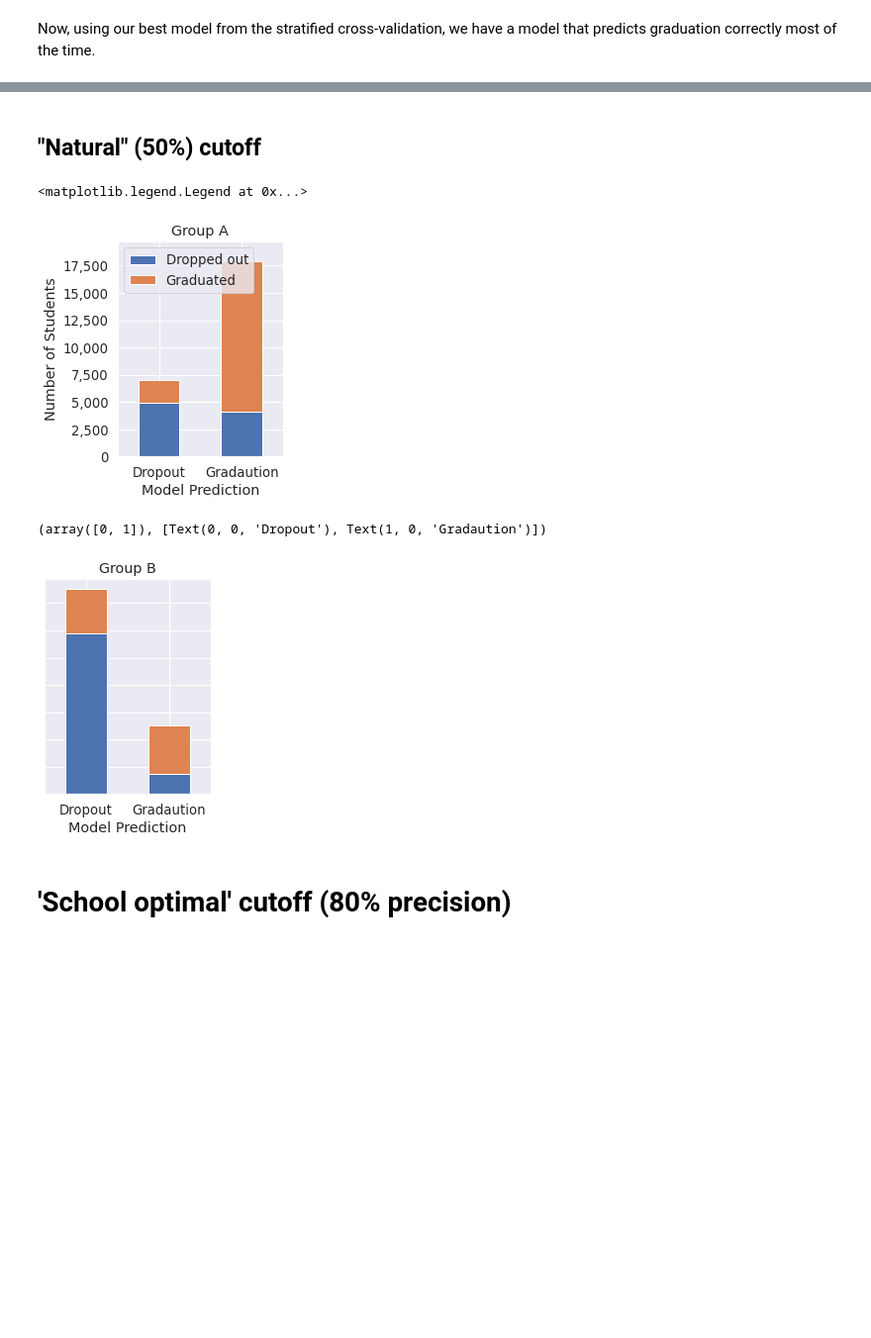
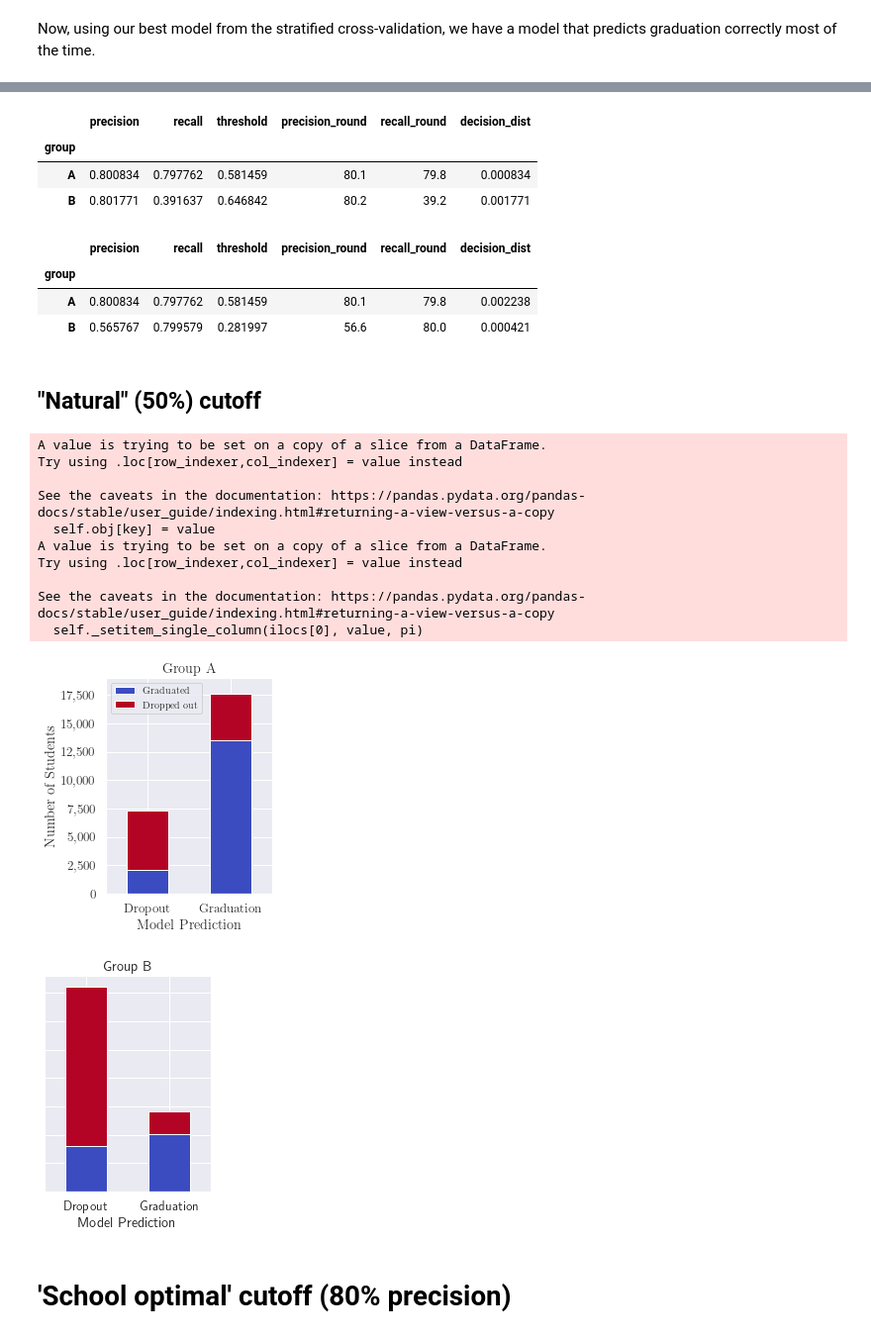
Before and after one commit to Bipartisan-Policy-Center/BPC_MLSeries, a Jupyter notebook: AdmissionsSim/WellSpecified_grad_model.ipynb, the cells around one changed output, grey strips where cells are left out. Shown: that part at 99% size. Saved outputs shown, nothing was run; the diff lists cells and outputs as text; code cells hidden in the pictures; blank space fills up the shorter version.

```diff
--- a/AdmissionsSim/WellSpecified_grad_model.ipynb
+++ b/AdmissionsSim/WellSpecified_grad_model.ipynb
@@ -13,7 +13,7 @@ sim_params =  {
     'POP_SIZE' : 50000,
     'POP_RATIO' : [1/5, 1/5],
     'GROUPS' : ['A', 'B'],
-    'HSI_VALUE_ADDED_MEAN' : {1 : 15,
+    'HSI_VALUE_ADDED_MEAN' : {1 : 17,
                             0 : 0},
     'HSI_VALUE_ADDED_SD' : {1 : 5,
                             0 : 5},
@@ -28,8 +28,9 @@ sim_params =  {
     'TESTING_ABILITY_SD' : 10,
 }
 
-MODEL_PREDICTORS =  ['TestScore', 'HighSchool_Indigo', 'CollegeFund']
+# MODEL_PREDICTORS =  ['TestScore', 'HighSchool_Indigo', 'CollegeFund']
 
+MODEL_PREDICTORS =  ['TestScore', 'HighSchool_Indigo']
 
 def sim_graduation(admissions_data):
     admissions_data.loc[:,'Actual_Graduation'] = \
@@ -38,11 +39,12 @@ def sim_graduation(admissions_data):
     return admissions_data
 
 # Modify ACTUAL predictors in this function - this determines what actually predicts graduation
-def calc_grad_prob(sim_admission, noise = 3, offset = 110):
+def calc_grad_prob(sim_admission, noise = 3, offset = 108):
     import math
     sim_admission.loc[:,'p_Graduation'] = sim_admission.apply(
         lambda row: 1/(1+ math.e**(-.2*(
-            (row['BaseAbility'] + row['HSValueAdded'] + row['CollegeFund']) - offset + \
+            (row['BaseAbility'] + row['HSValueAdded']) - offset + \
+            # (row['BaseAbility'] + row['HSValueAdded'] + row['CollegeFund']) - offset + \
             # (row['BaseAbility'] + row['HSValueAdded'] + math.log1p(row['CollegeFund'])) - offset + \
             int(random.gauss(0, noise))))), axis=1)
     return sim_admission
@@ -82,7 +84,6 @@ def sim_admissions_data(POP_SIZE, POP_RATIO, GROUPS, HSI_VALUE_ADDED_MEAN, HSI_V
     sim_admission.loc[:, 'TestScore'] = \
         (sim_admission.loc[:, 'BaseAbility'] +
         sim_admission.loc[:, 'HSValueAdded'] / 2 +
-        # sim_admission.loc[:, 'CollegeFund'].apply(math.log1p) / 2 +
         sim_admission.loc[:, 'TestingAbility'])
 
     return sim_admission
@@ -348,8 +474,26 @@ plt.ylim((20,100))
+# %%
+opt_p
+# %% [output]
+|  | precision | recall | threshold | precision_round | recall_round | decision_dist |
+| group |  |  |  |  |  |  |
+| A | 0.800834 | 0.797762 | 0.581459 | 80.1 | 79.8 | 0.000834 |
+| B | 0.801771 | 0.391637 | 0.646842 | 80.2 | 39.2 | 0.001771 |
+# %%
+opt_r
+# %% [output]
+|  | precision | recall | threshold | precision_round | recall_round | decision_dist |
+| group |  |  |  |  |  |  |
+| A | 0.800834 | 0.797762 | 0.581459 | 80.1 | 79.8 | 0.002238 |
+| B | 0.565767 | 0.799579 | 0.281997 | 56.6 | 80.0 | 0.000421 |
 # %% [markdown]
 ## "Natural" (50%) cutoff
 # %%
 sns.set(rc={"figure.figsize":(3, 4)})
-sns.set(font_scale=1.2)
+sns.set(font_scale=1.2, rc={'text.usetex' : True})
+font = {'family' : 'normal',
+        'size'   : 16}
+plt.rc('font', **font)
+plt.rc('legend', fontsize=10) #fontsize of the legend
 
 hist_datA = sim_admission[(sim_admission['Group'] == 'A')]
 hist_datA.loc[:,'predicted_bin'] = pd.cut(hist_datA['Predicted_p_Graduation'], bins = [0,.5,1], right = True)
@@ -366,36 +510,51 @@ max_y = max(max(hist_datA.groupby('predicted_bin')['counts'].sum()),
 
 hst = hist_datA.set_index('predicted_bin').pivot(columns = 'Actual_Graduation')
 hst.columns = ['Dropped out', 'Graduated']
-ax = hst.plot(kind='bar', stacked = True)
+hst = hst.loc[:, ['Graduated','Dropped out']]
+ax = hst.plot(kind='bar', stacked = True, colormap = 'coolwarm')
 plt.xlabel('Model Prediction')
 plt.ylabel('Number of Students')
 plt.title('Group A')
-ax.set_xticklabels(['Dropout', 'Gradaution'])
+ax.set_xticklabels(['Dropout', 'Graduation'])
 ax.yaxis.set_major_formatter(ticker.StrMethodFormatter('{x:,.0f}'))
 ax.set_ylim(0,max_y + max_y*.05)
 plt.xticks(rotation = 0)
 plt.legend(loc = 'upper left')
+
+plt.savefig('NaturalThresh_A.png', bbox_inches="tight")
 # %% [output]
-<matplotlib.legend.Legend at 0x...>
+A value is trying to be set on a copy of a slice from a DataFrame.
+Try using .loc[row_indexer,col_indexer] = value instead
+
+See the caveats in the documentation: https://pandas.pydata.org/pandas-docs/stable/user_guide/indexing.html#returning-a-view-versus-a-copy
+  self.obj[key] = value
+A value is trying to be set on a copy of a slice from a DataFrame.
+Try using .loc[row_indexer,col_indexer] = value instead
+
+See the caveats in the documentation: https://pandas.pydata.org/pandas-docs/stable/user_guide/indexing.html#returning-a-view-versus-a-copy
+  self._setitem_single_column(ilocs[0], value, pi)
-[figure, old version]
+[figure, new version]
 # %%
 sns.set(rc={"figure.figsize":(3, 4)})
-sns.set(font_scale=1.2)
+sns.set(font_scale=1.2, rc={'text.usetex' : True})
+plt.rc('legend', fontsize=10) #fontsize of the legend
 
 hst = hist_datB.set_index('predicted_bin').pivot(columns = 'Actual_Graduation')
 hst.columns = ['Dropped out', 'Graduated']
-ax = hst.plot(kind='bar', stacked = True, legend=None)
+hst = hst.loc[:, ['Graduated','Dropped out']]
+ax = hst.plot(kind='bar', stacked = True,colormap = 'coolwarm', legend=None)
 plt.xlabel('Model Prediction')
 plt.ylabel('')
 plt.title('Group B')
 plt.tick_params(labelleft=False)
 ax.set_ylim(0,max_y + max_y*.05)
 
-ax.set_xticklabels(['Dropout', 'Gradaution'])
+ax.set_xticklabels(['Dropout', 'Graduation'])
 plt.xticks(rotation = 0)
+
+plt.savefig('NaturalThresh_B.png', bbox_inches="tight")
 # %% [output]
-(array([0, 1]), [Text(0, 0, 'Dropout'), Text(1, 0, 'Gradaution')])
-[figure, old version]
+[figure, new version]
 # %% [markdown]
 # 'School optimal' cutoff (80% precision)
 # %%
```
Also changed, not shown: parts of 42 cells of this notebook, 13 other files.
